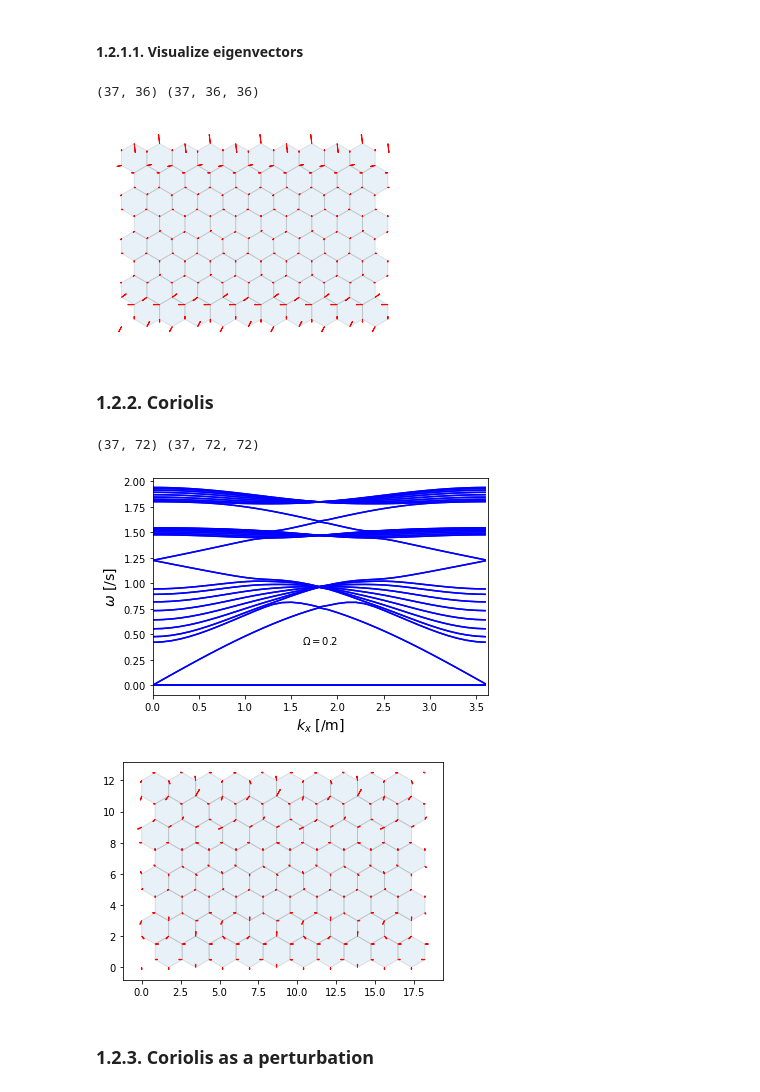
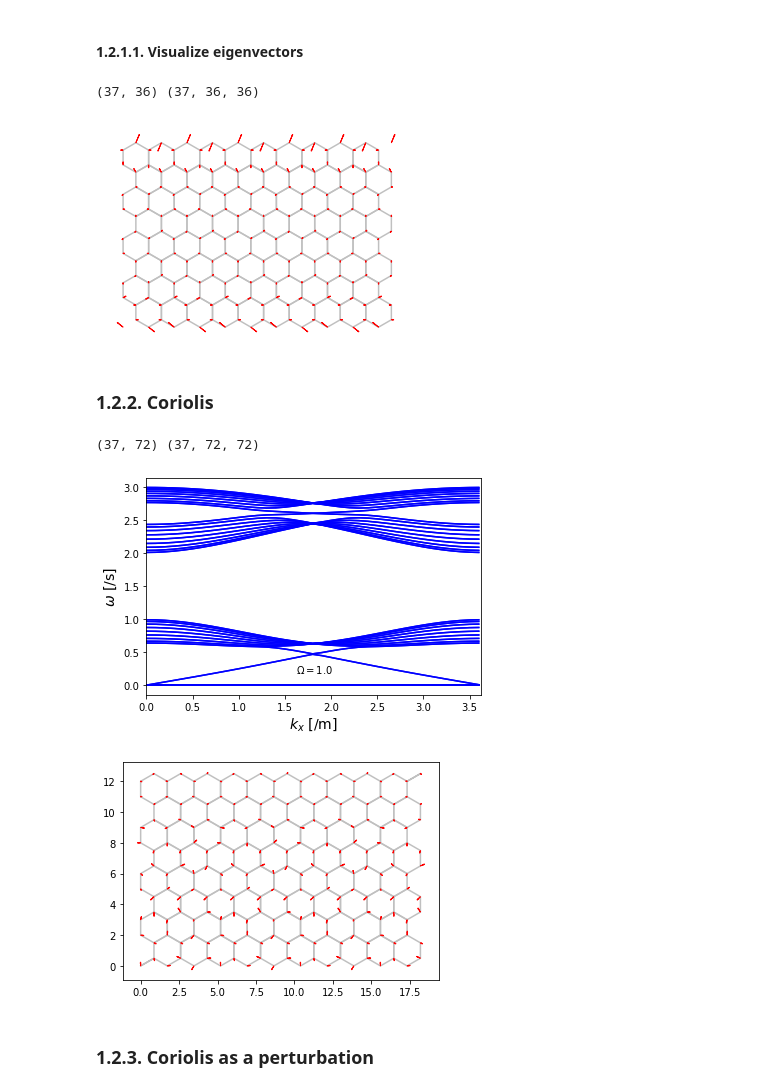
Before and after one commit to yoongun/topological-edge-modes-of-mechanical-lattice, a Jupyter notebook: experiment.ipynb, the cells around one changed output. Drawn from its saved outputs; the diff is of its cells as text; code cells hidden in the pictures.

```diff
--- a/experiment.ipynb
+++ b/experiment.ipynb
@@ -298,7 +273,7 @@ import numpy as np
 import numpy.linalg as la
 
 
-O = 1.6
+O = 0
 C = 1.
 M = 1.
 w0 = np.sqrt(C / M)
@@ -598,7 +573,7 @@ fig, ax = plt.subplots(1)
 ax.set_aspect('equal')
 
 for c in offCoord:
-    hexagon = RegularPolygon((c[0] + np.sqrt(3) / 2, c[1]), numVertices=6, radius=a, alpha=0.1, edgecolor='k')
+    hexagon = RegularPolygon((c[0] + np.sqrt(3) / 2, c[1]), numVertices=6, radius=a, ec='silver', fill=False, lw=1.5)
     ax.add_patch(hexagon)
 plt.autoscale(enable = True)
 
@@ -735,8 +710,8 @@ import numpy as np
 import numpy.linalg as la
 
 # Experimental setup
-M = 1. # g
-C = 1. # N/m
+M = 0.01 # g
+C = 4. # N/m
 w0 = np.sqrt(C / M)
 a = 1. # distance between masses
 x = np.array([[1.], [0.]]) # x hat
@@ -905,7 +880,7 @@ fig, ax = plt.subplots(1)
 ax.set_aspect('equal')
 
 for c in offCoord:
-    hexagon = RegularPolygon((c[0], c[1]), numVertices=6, radius=a, alpha=0.1, edgecolor='k')
+    hexagon = RegularPolygon((c[0], c[1]), numVertices=6, radius=a, ec='silver', fill=False, lw=1.5)
     ax.add_patch(hexagon)
 plt.autoscale(enable = True)
 
@@ -935,7 +910,7 @@ plt.show()
 plt.show()
 # %% [output]
 (37, 36) (37, 36, 36)
-[figure, old version]
+[figure, new version]
 # %% [markdown]
 ### 1.2.2. Coriolis
 # %%
@@ -943,7 +918,7 @@ import numpy as np
 import numpy.linalg as la
 
 # Experimental setup
-O = .2
+O = 1.
 M = 1. # g
 C = 1. # N/m
 w0 = np.sqrt(C / M)
@@ -1030,15 +1005,15 @@ print(evals_all.shape, evecs_all.shape)
 
 
 import matplotlib.pyplot as plt
-# fig = plt.figure()
+fig = plt.figure()
 for i in range(evals_all.shape[1]):
     plt.plot(kxs, abs(evals_all[:, i].real), color='blue')
 plt.xlabel(r"$k_x$ [/m]", fontsize=14)
 plt.xlim(0, xmax)
-plt.figtext(.47, .3, r"$\Omega=$" + f'{O:.1f}', fontsize=10)
+plt.figtext(.47, .2, r"$\Omega=$" + f'{O:.1f}', fontsize=10)
 plt.ylabel(r"$\omega$ [/s]", fontsize=14)
 plt.show()
-# fig.savefig("1d-dispersion-coriolis-06.png")
+# fig.savefig("mechanical-graphene-dispersion-coriolis-10.png")
 
 
 #### Plot eigen vectors ####
@@ -1084,37 +1059,39 @@ fig, ax = plt.subplots(1)
 ax.set_aspect('equal')
 
 for c in offCoord:
-    hexagon = RegularPolygon((c[0], c[1]), numVertices=6, radius=a, alpha=0.1, edgecolor='k')
+    hexagon = RegularPolygon((c[0], c[1]), numVertices=6, radius=a, ec='silver', fill=False, lw=1.5)
     ax.add_patch(hexagon)
+ax.arrow(0, 0, np.sqrt(3) / 2, 1 / 2, head_width=0, head_length=0, lw=1.5, ec='silver')
+ax.arrow(10 * np.sqrt(3), 12, np.sqrt(3) / 2, 1 / 2, head_width=0, head_length=0, lw=1.5, ec='silver')
 plt.autoscale(enable = True)
 
 
 def arrow(pos, vec):
     ax.arrow(pos[0], pos[1], vec[0], vec[1], head_width=0.05, head_length=0.1, fc='black', ec='red')
 
 for j in range(11):
     for power, i in enumerate(range(0, 9, 2)):
         xi = vec[i*8:i*8+2]
         eta = vec[i*8+2:i*8+4]
         xi_ = (xi * p**(power+j)).real
         eta_ = (eta * p**(power+j)).real
         arrow([0., 3 * power] + a1 * j, xi_)
         arrow(np.squeeze(R1) + [0, 3 * power] + a1 * j, eta_)
     for power, i in enumerate(range(1, 9, 2)):
         xi = vec[i*8:i*8+2]
         eta = vec[i*8+2:i*8+4]
         xi_ = (xi * p**(power+j)).real
         eta_ = (eta * p**(power+j+1)).real
         xi_ = (xi * p**i).real
         arrow(np.squeeze(R1) + [0, 1 + 3 * power] + a1 * j, xi_)
         arrow([0., 3 * power + 2] + a1 * j, eta_)
 
 # plt.axis('off')
 plt.show()
 # %% [output]
 (37, 72) (37, 72, 72)
-[figure, old version]
+[figure, new version]
-[figure, old version]
+[figure, new version]
 # %% [markdown]
 ### 1.2.3. Coriolis as a perturbation
 # %%
```
Also changed, not shown: parts of 6 cells of this notebook, 2 other files.
